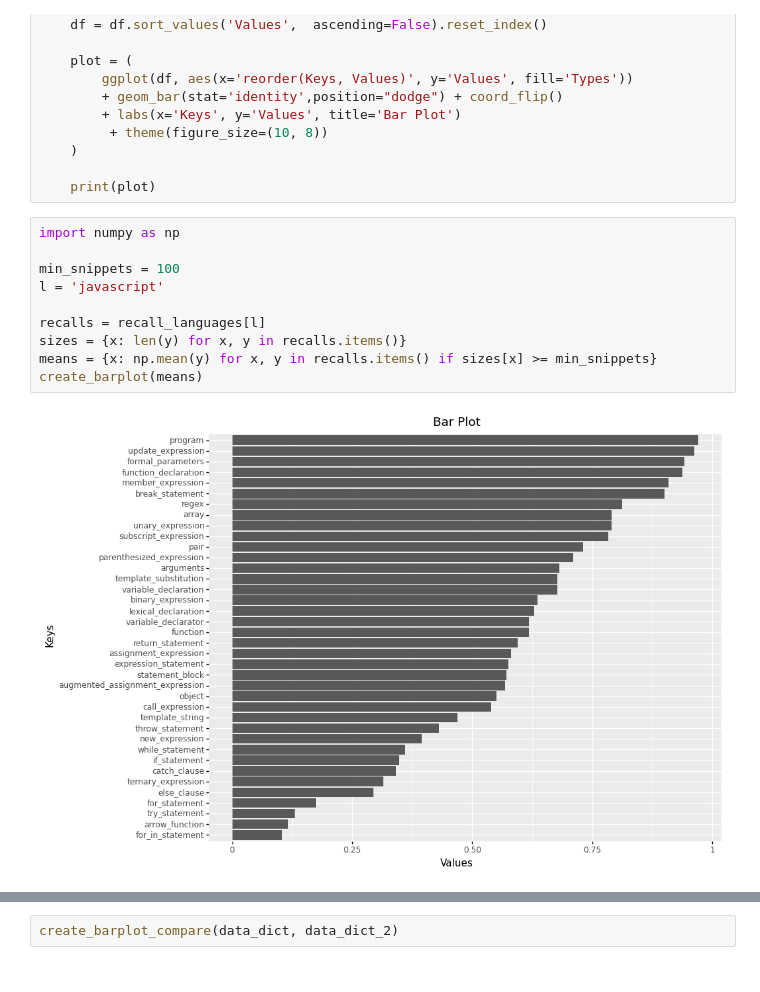
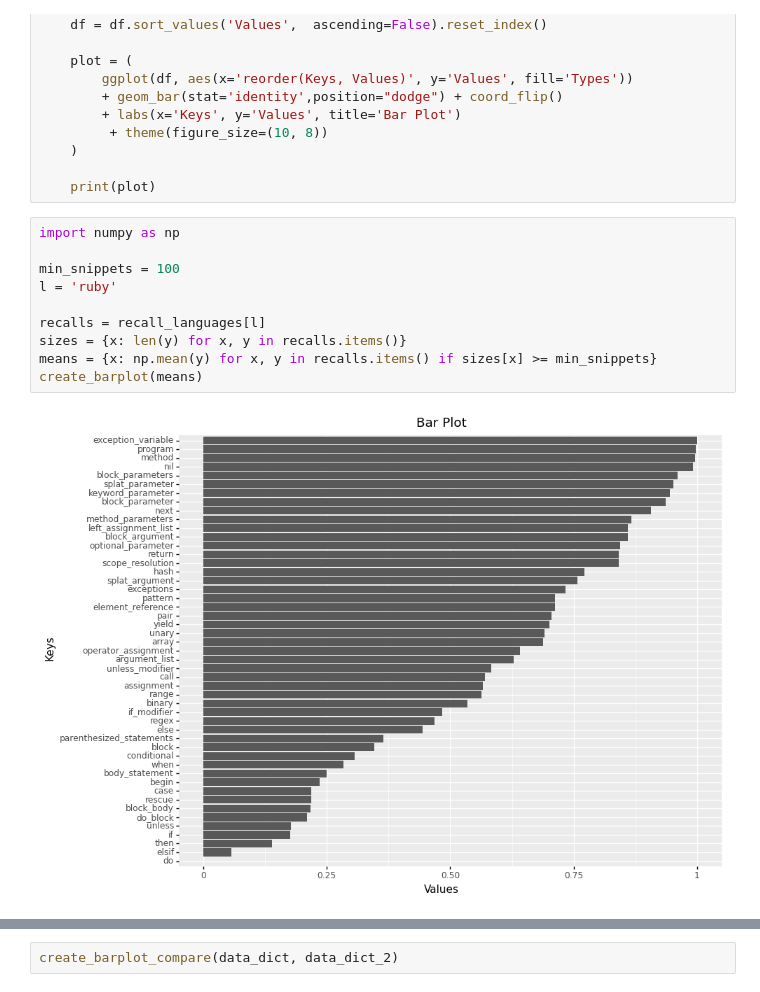
Before and after one commit to Antolin1/multilingual-ast-probe, a Jupyter notebook: notebook/non-terminals.ipynb, the cells around one changed output, grey strips where cells are left out. Saved outputs shown, nothing was run; the diff lists cells and outputs as text.

```diff
--- a/notebook/non-terminals.ipynb
+++ b/notebook/non-terminals.ipynb
@@ -57,13 +57,13 @@ def create_barplot_compare(data_dict, data_dict_2):
 # %%
 import numpy as np
 
 min_snippets = 100
-l = 'javascript'
+l = 'ruby'
 
 recalls = recall_languages[l]
 sizes = {x: len(y) for x, y in recalls.items()}
 means = {x: np.mean(y) for x, y in recalls.items() if sizes[x] >= min_snippets}
 create_barplot(means)
 # %% [output]
-[figure, old version]
+[figure, new version]
 # %%
```
Also changed, not shown: parts of 2 cells of this notebook, 1 other file.
